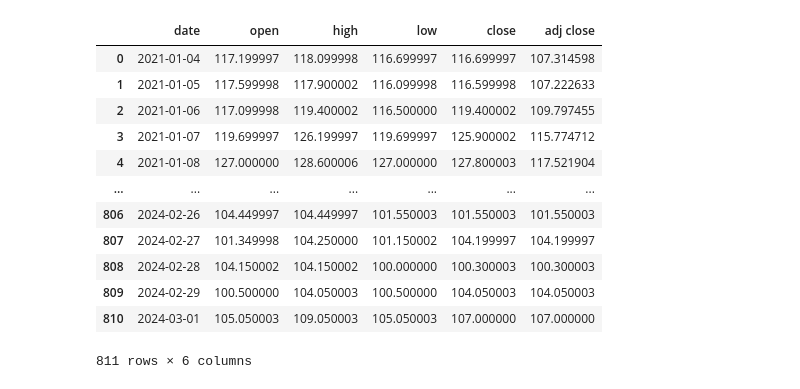
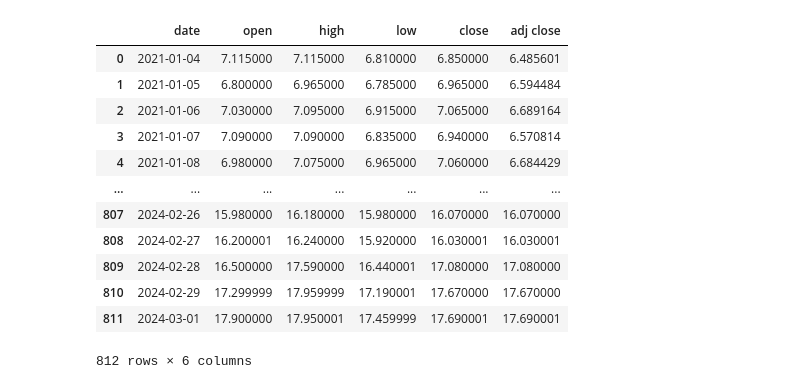
Before and after one commit to javicastano77/IBEX-35-Analysis, a Jupyter notebook: model_omp/model_template.ipynb, the cells around one changed output. Saved outputs shown, nothing was run; the diff lists cells and outputs as text; code cells hidden in the pictures.

```diff
--- a/model_omp/model_template.ipynb
+++ b/model_omp/model_template.ipynb
@@ -19,24 +19,24 @@ def primera_llamada(name):
     name = pd.DataFrame(name[(name['date'] >= fecha_inicio) & (name['date'] <= fecha_fin)]).reset_index(drop=True)
 
     return name
-# %%
-acciona = primera_llamada('Acciona')
-
-acciona
-# %% [output]
-|  | date | open | high | low | close | adj close |
-| 0 | 2021-01-04 | 117.199997 | 118.099998 | 116.699997 | 116.699997 | 107.314598 |
-| 1 | 2021-01-05 | 117.599998 | 117.900002 | 116.099998 | 116.599998 | 107.222633 |
-| 2 | 2021-01-06 | 117.099998 | 119.400002 | 116.500000 | 119.400002 | 109.797455 |
-| 3 | 2021-01-07 | 119.699997 | 126.199997 | 119.699997 | 125.900002 | 115.774712 |
-| 4 | 2021-01-08 | 127.000000 | 128.600006 | 127.000000 | 127.800003 | 117.521904 |
-| ... | ... | ... | ... | ... | ... | ... |
-| 806 | 2024-02-26 | 104.449997 | 104.449997 | 101.550003 | 101.550003 | 101.550003 |
-| 807 | 2024-02-27 | 101.349998 | 104.250000 | 101.150002 | 104.199997 | 104.199997 |
-| 808 | 2024-02-28 | 104.150002 | 104.150002 | 100.000000 | 100.300003 | 100.300003 |
-| 809 | 2024-02-29 | 100.500000 | 104.050003 | 100.500000 | 104.050003 | 104.050003 |
-| 810 | 2024-03-01 | 105.050003 | 109.050003 | 105.050003 | 107.000000 | 107.000000 |
-811 rows × 6 columns
+# %%
+indra = primera_llamada('Indra')
+
+indra
+# %% [output]
+|  | date | open | high | low | close | adj close |
+| 0 | 2021-01-04 | 7.115000 | 7.115000 | 6.810000 | 6.850000 | 6.485601 |
+| 1 | 2021-01-05 | 6.800000 | 6.965000 | 6.785000 | 6.965000 | 6.594484 |
+| 2 | 2021-01-06 | 7.030000 | 7.095000 | 6.915000 | 7.065000 | 6.689164 |
+| 3 | 2021-01-07 | 7.090000 | 7.090000 | 6.835000 | 6.940000 | 6.570814 |
+| 4 | 2021-01-08 | 6.980000 | 7.075000 | 6.965000 | 7.060000 | 6.684429 |
+| ... | ... | ... | ... | ... | ... | ... |
+| 807 | 2024-02-26 | 15.980000 | 16.180000 | 15.980000 | 16.070000 | 16.070000 |
+| 808 | 2024-02-27 | 16.200001 | 16.240000 | 15.920000 | 16.030001 | 16.030001 |
+| 809 | 2024-02-28 | 16.500000 | 17.590000 | 16.440001 | 17.080000 | 17.080000 |
+| 810 | 2024-02-29 | 17.299999 | 17.959999 | 17.190001 | 17.670000 | 17.670000 |
+| 811 | 2024-03-01 | 17.900000 | 17.950001 | 17.459999 | 17.690001 | 17.690001 |
+812 rows × 6 columns
 # %%
 
 def preparar_modelo(DF):
```
Also changed, not shown: parts of 7 cells of this notebook, 3 other files.
